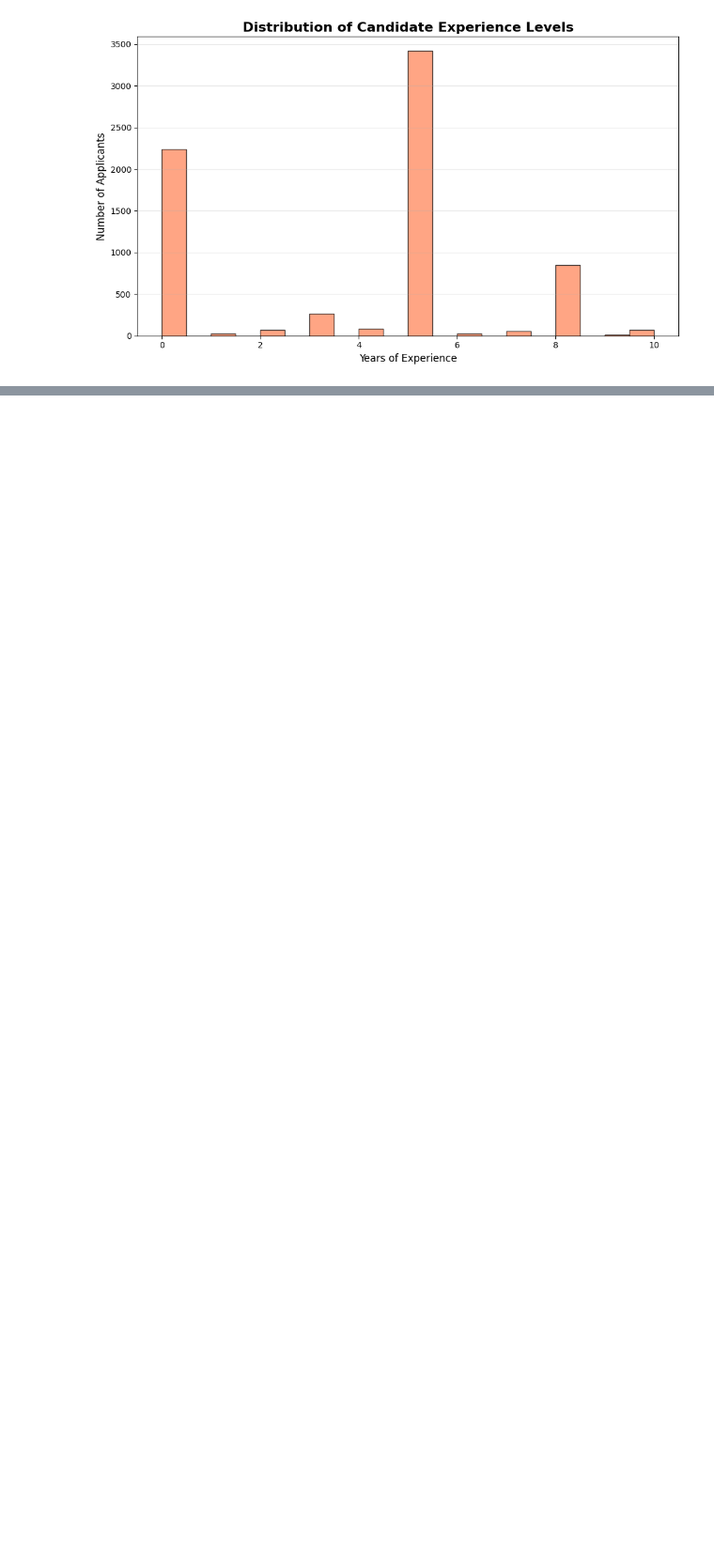
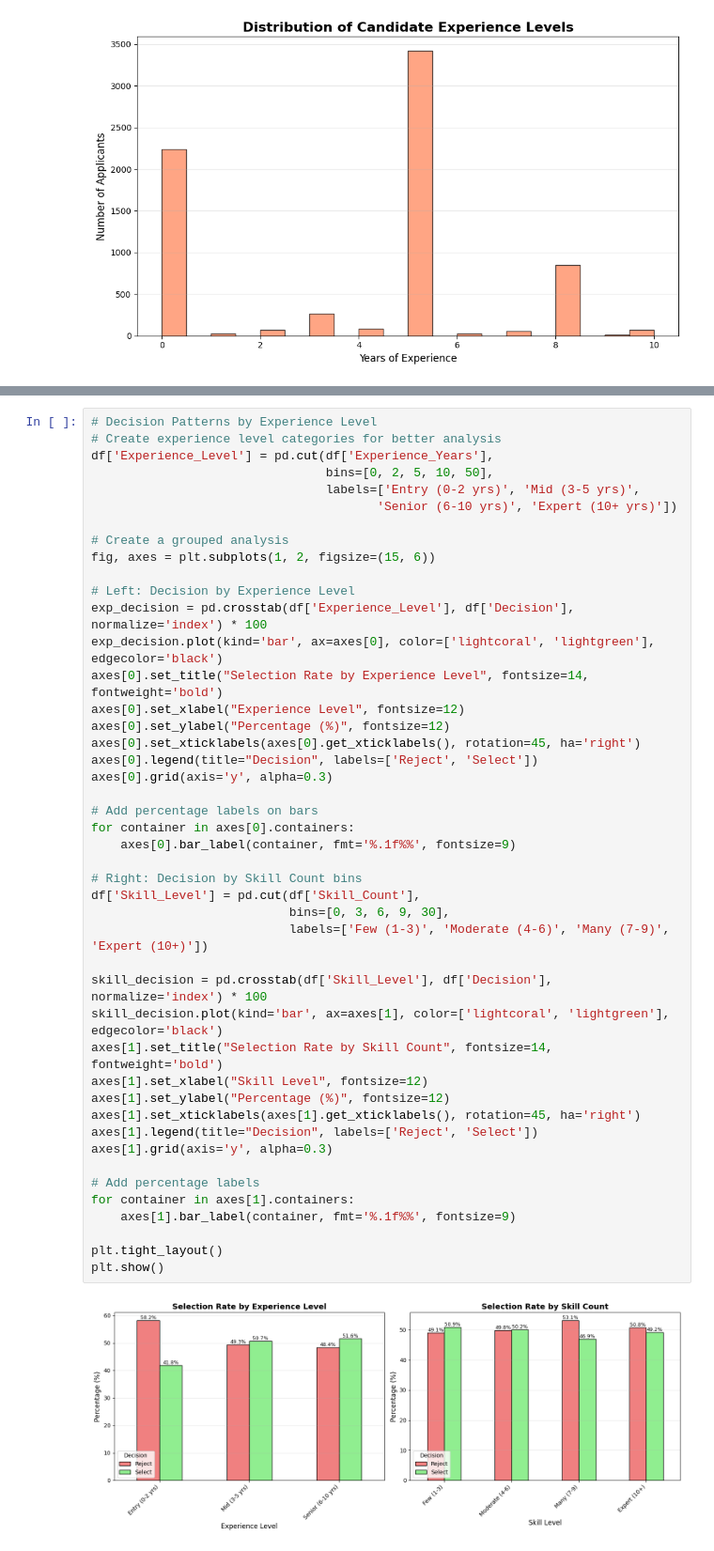
Before and after one commit to jakeleesh/resume-classification, a Jupyter notebook: resume_classification.ipynb, the cells around one changed output, grey strips where cells are left out. Shown at 94% size. Drawn from its saved outputs; the diff is of its cells as text; blank space fills up the shorter version.

Commit message:
feat: Comparison of selection rate by experience and skills

```diff
--- a/resume_classification.ipynb
+++ b/resume_classification.ipynb
@@ -339,0 +335,47 @@ Range: 0 to 17 skills
+# %%
+# Decision Patterns by Experience Level
+# Create experience level categories for better analysis
+df['Experience_Level'] = pd.cut(df['Experience_Years'],
+                                bins=[0, 2, 5, 10, 50],
+                                labels=['Entry (0-2 yrs)', 'Mid (3-5 yrs)',
+                                       'Senior (6-10 yrs)', 'Expert (10+ yrs)'])
+
+# Create a grouped analysis
+fig, axes = plt.subplots(1, 2, figsize=(15, 6))
+
+# Left: Decision by Experience Level
+exp_decision = pd.crosstab(df['Experience_Level'], df['Decision'], normalize='index') * 100
+exp_decision.plot(kind='bar', ax=axes[0], color=['lightcoral', 'lightgreen'], edgecolor='black')
+axes[0].set_title("Selection Rate by Experience Level", fontsize=14, fontweight='bold')
+axes[0].set_xlabel("Experience Level", fontsize=12)
+axes[0].set_ylabel("Percentage (%)", fontsize=12)
+axes[0].set_xticklabels(axes[0].get_xticklabels(), rotation=45, ha='right')
+axes[0].legend(title="Decision", labels=['Reject', 'Select'])
+axes[0].grid(axis='y', alpha=0.3)
+
+# Add percentage labels on bars
+for container in axes[0].containers:
+    axes[0].bar_label(container, fmt='%.1f%%', fontsize=9)
+
+# Right: Decision by Skill Count bins
+df['Skill_Level'] = pd.cut(df['Skill_Count'],
+                           bins=[0, 3, 6, 9, 30],
+                           labels=['Few (1-3)', 'Moderate (4-6)', 'Many (7-9)', 'Expert (10+)'])
+
+skill_decision = pd.crosstab(df['Skill_Level'], df['Decision'], normalize='index') * 100
+skill_decision.plot(kind='bar', ax=axes[1], color=['lightcoral', 'lightgreen'], edgecolor='black')
+axes[1].set_title("Selection Rate by Skill Count", fontsize=14, fontweight='bold')
+axes[1].set_xlabel("Skill Level", fontsize=12)
+axes[1].set_ylabel("Percentage (%)", fontsize=12)
+axes[1].set_xticklabels(axes[1].get_xticklabels(), rotation=45, ha='right')
+axes[1].legend(title="Decision", labels=['Reject', 'Select'])
+axes[1].grid(axis='y', alpha=0.3)
+
+# Add percentage labels
+for container in axes[1].containers:
+    axes[1].bar_label(container, fmt='%.1f%%', fontsize=9)
+
+plt.tight_layout()
+plt.show()
+# %% [output]
+[figure, added]
```
Also changed, not shown: parts of 1 cell of this notebook.
